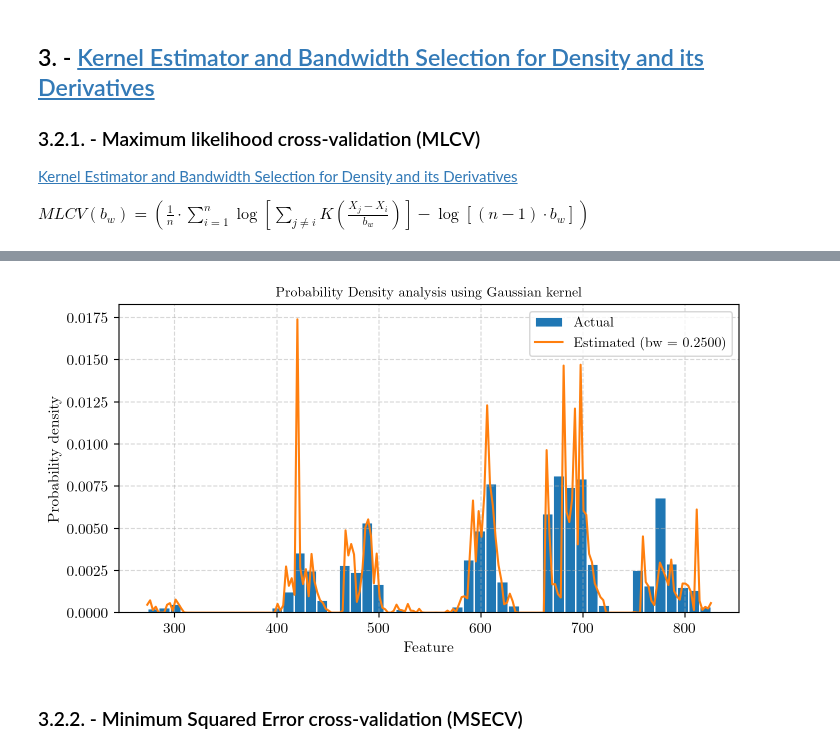
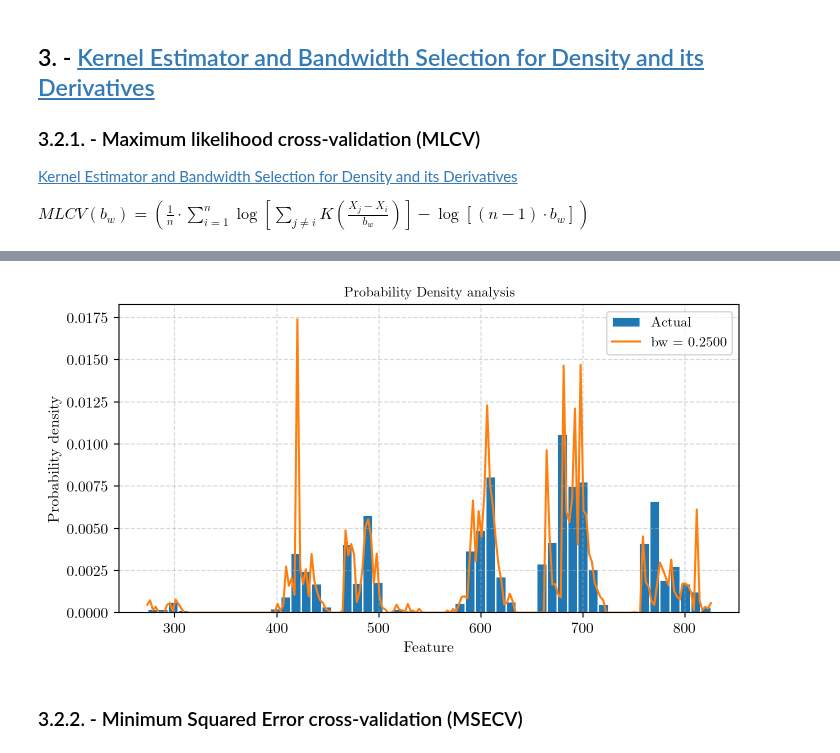
Before and after one commit to JJavierRosales/scapy, a Jupyter notebook: notebooks/kde_bandwidth_selection.ipynb, the cells around one changed output, grey strips where cells are left out. Drawn from its saved outputs; the diff is of its cells as text; code cells hidden in the pictures.

```diff
--- a/notebooks/kde_bandwidth_selection.ipynb
+++ b/notebooks/kde_bandwidth_selection.ipynb
@@ -280,5 +178,5 @@ KeyboardInterrupt:
 # %%
-print_kde(data, [0.25], figsize=(8,4))
+irpplots.plot_kde(data, [0.25], figsize=(8,4))
 # %% [output]
-[figure, old version]
+[figure, new version]
 # %%
```
Also changed, not shown: parts of 11 cells of this notebook.
